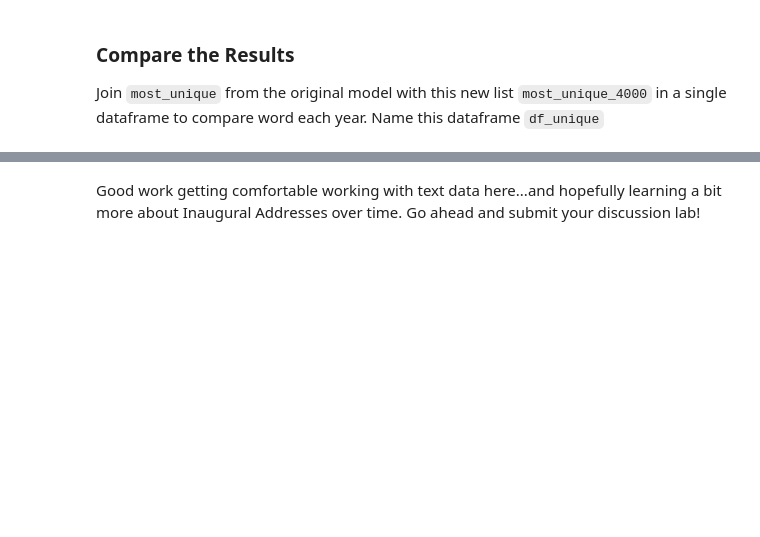
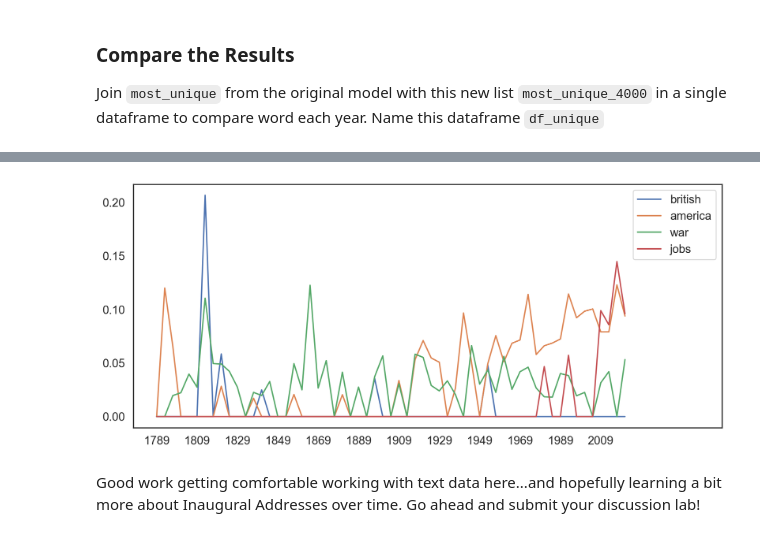
Before and after one commit to ashesh8500/cogs108hw, a Jupyter notebook: D7_COGS108_WI24/D7_text.ipynb, the cells around one changed output, grey strips where cells are left out. Drawn from its saved outputs; the diff is of its cells as text; code cells hidden in the pictures; blank space fills up the shorter version.

```diff
--- a/D7_COGS108_WI24/D7_text.ipynb
+++ b/D7_COGS108_WI24/D7_text.ipynb
@@ -215,3 +371,18 @@ f3 = plt.gcf()
+# %%
+# regenerate plot
+# YOUR CODE HERE
+
+f3 = plt.gcf()
+words = ['british', 'america', 'war', 'jobs']
+
+for word in words:
+    plt.plot(inaug_tfidf[word], label=word)
+
+plt.legend()
+plt.xticks(np.arange(0,75,step=5))
+plt.show()
+# %% [output]
+[figure, added]
 # %%
 assert f3.gca().has_data()
 # %% [markdown]
```
Also changed, not shown: parts of 23 cells of this notebook.
